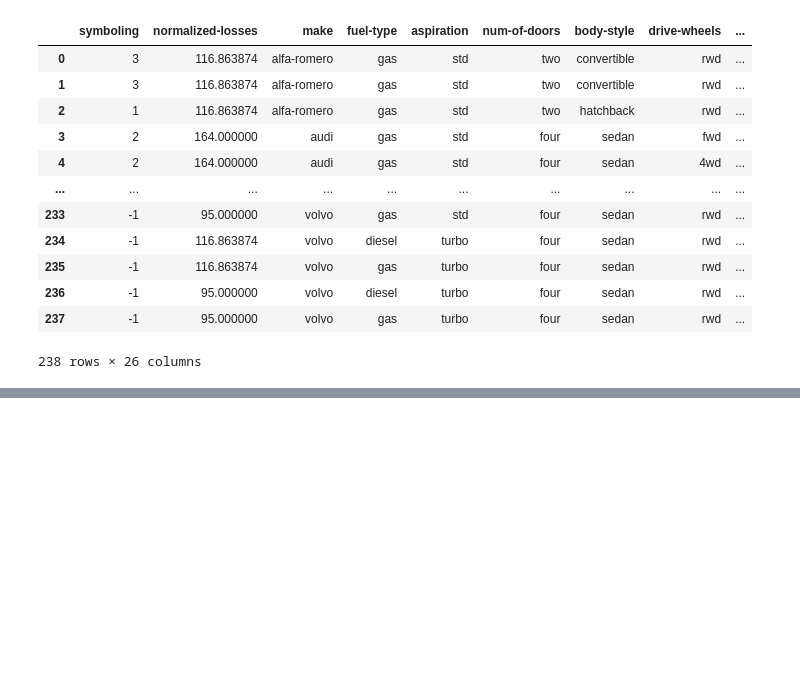
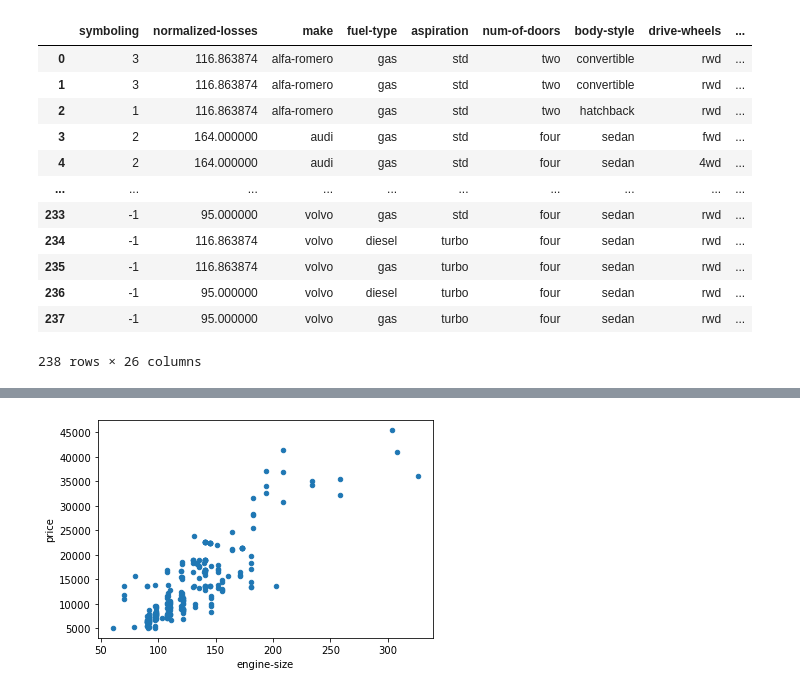
Before and after one commit to Justin-Mathew/Data-Cleaning-and-Exploration-Project, a Jupyter notebook: Automobile.ipynb, the cells around one changed output, grey strips where cells are left out. Drawn from its saved outputs; the diff is of its cells as text; code cells hidden in the pictures; blank space fills up the shorter version.

```diff
--- a/Automobile.ipynb
+++ b/Automobile.ipynb
@@ -490,0 +515,7 @@ vehicle.to_csv("Clean_Automobile.csv")
+# %%
+# syntax for making a scatter graph.
+vehicle.plot(kind='scatter',x='engine-size',y='price')
+# for showing the graph.
+plt.show()
+# %% [output]
+[figure, added]
```
Also changed, not shown: parts of 13 cells of this notebook.
